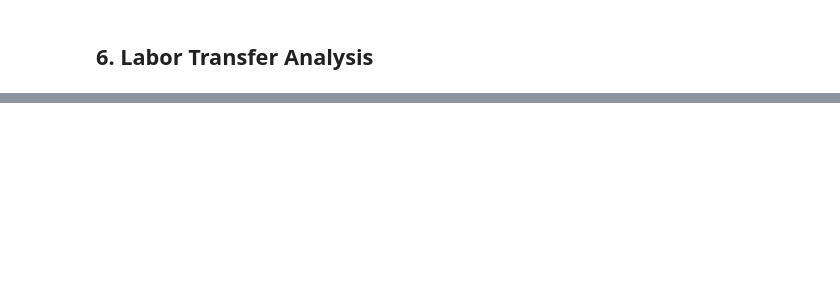
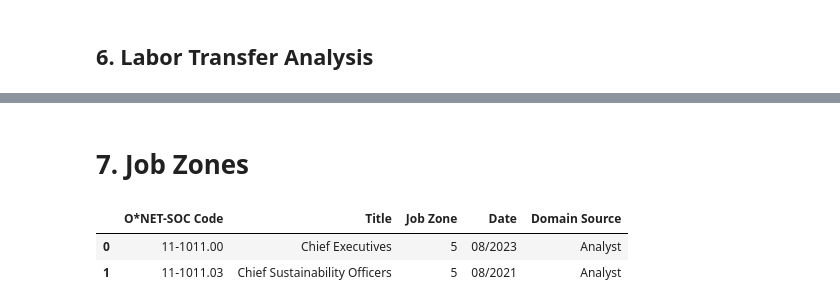
Before and after one commit to Engineering-AI-Systems-Team-3/chatgpt-at-work, a Jupyter notebook: notebooks/validation.ipynb, the cells around one changed output, grey strips where cells are left out. Cells and saved outputs as stored; diff of their text form; code cells hidden in the pictures; blank space fills up the shorter version.

```diff
--- a/notebooks/validation.ipynb
+++ b/notebooks/validation.ipynb
@@ -303,0 +332,9 @@ Final DataFrame: (9, 20)
+# %% [markdown]
+# 7. Job Zones
+# %%
+job_zones_pdf = pd.read_excel(JOB_ZONES_PATH)
+job_zones_pdf.head(2)
+# %% [output]
+|  | O*NET-SOC Code | Title | Job Zone | Date | Domain Source |
+| 0 | 11-1011.00 | Chief Executives | 5 | 08/2023 | Analyst |
+| 1 | 11-1011.03 | Chief Sustainability Officers | 5 | 08/2021 | Analyst |
```
Also changed, not shown: parts of 8 cells of this notebook, 12 other files.
